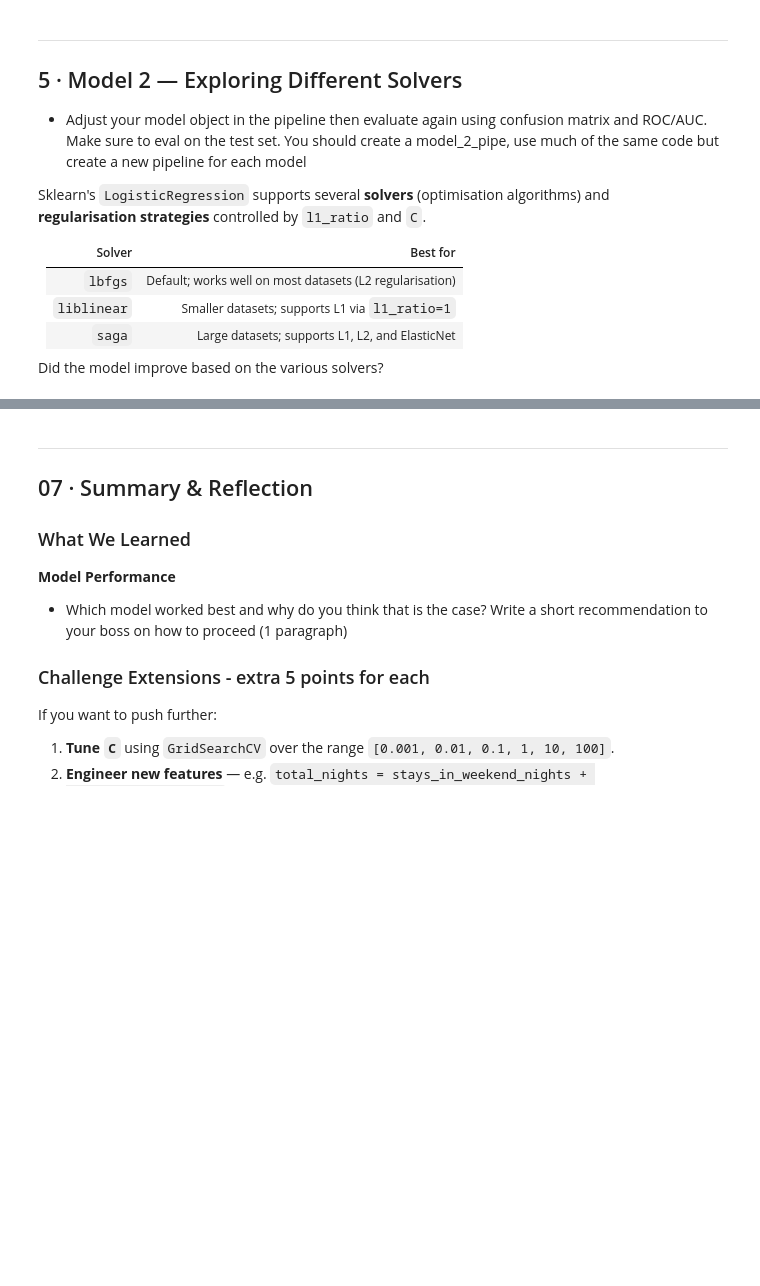
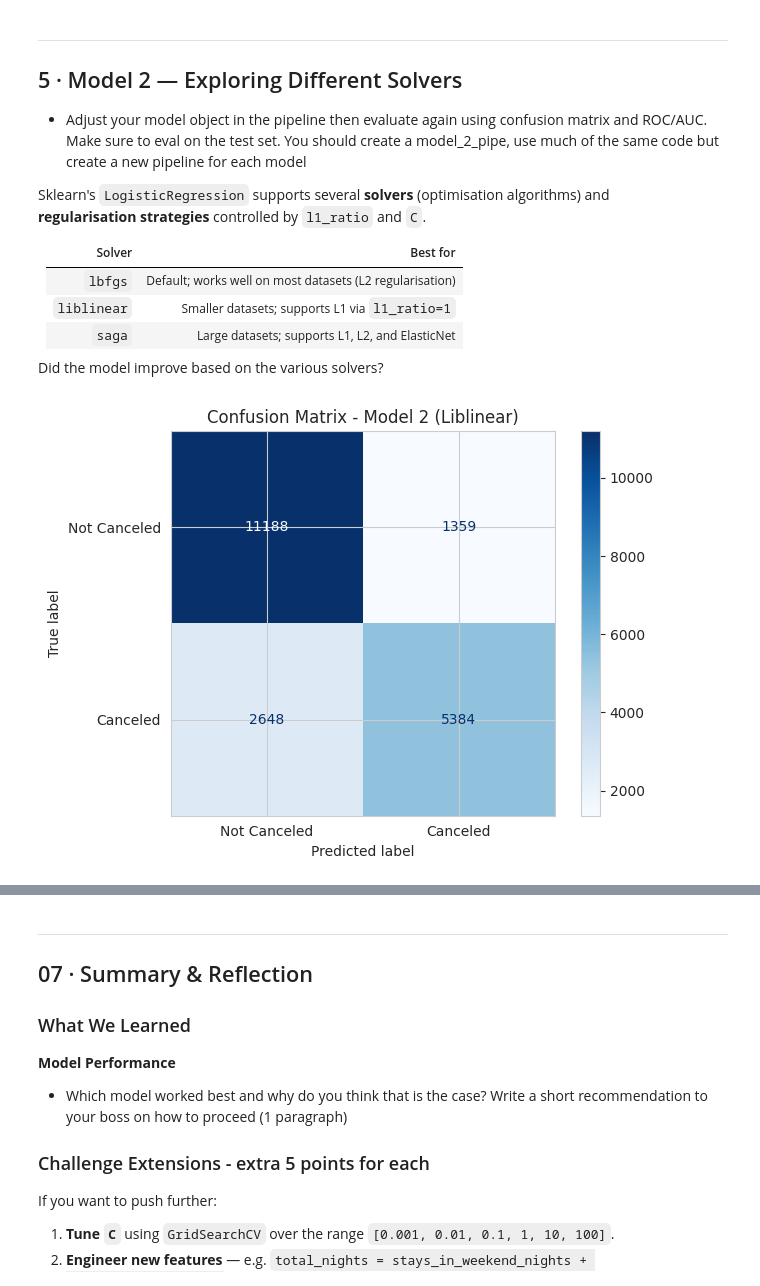
Before and after one commit to Prishab50/week_8, a Jupyter notebook: hotel_cancellation_lab.ipynb, the cells around one changed output, grey strips where cells are left out. Saved outputs shown, nothing was run; the diff lists cells and outputs as text; code cells hidden in the pictures; blank space fills up the shorter version.

```diff
--- a/hotel_cancellation_lab.ipynb
+++ b/hotel_cancellation_lab.ipynb
@@ -261,3 +297,20 @@ Sklearn's `LogisticRegression` supports several **solvers** (optimisation algori
 
 
 Did the model improve based on the various solvers?
+# %%
+model_2_pipe_lib = Pipeline([
+    ('preprocessor', preprocessor),
+    ('model', LogisticRegression(max_iter=200, solver='liblinear'))
+    ])
+
+model_2_lib = model_2_pipe_lib.fit(X_train, y_train)
+# %%
+y_pred_m2 = model_2_lib.predict(X_test)
+cm_m2 = confusion_matrix(y_test, y_pred_m2)
+disp_m2 = ConfusionMatrixDisplay(confusion_matrix=cm_m2, display_labels=['Not Canceled', 'Canceled'])
+disp_m2.plot(cmap=plt.cm.Blues)
+plt.title('Confusion Matrix - Model 2 (Liblinear)')
+plt.tight_layout()
+plt.show()
+# %% [output]
+[figure, added]
```
Also changed, not shown: parts of 20 cells of this notebook, 1 other file.
